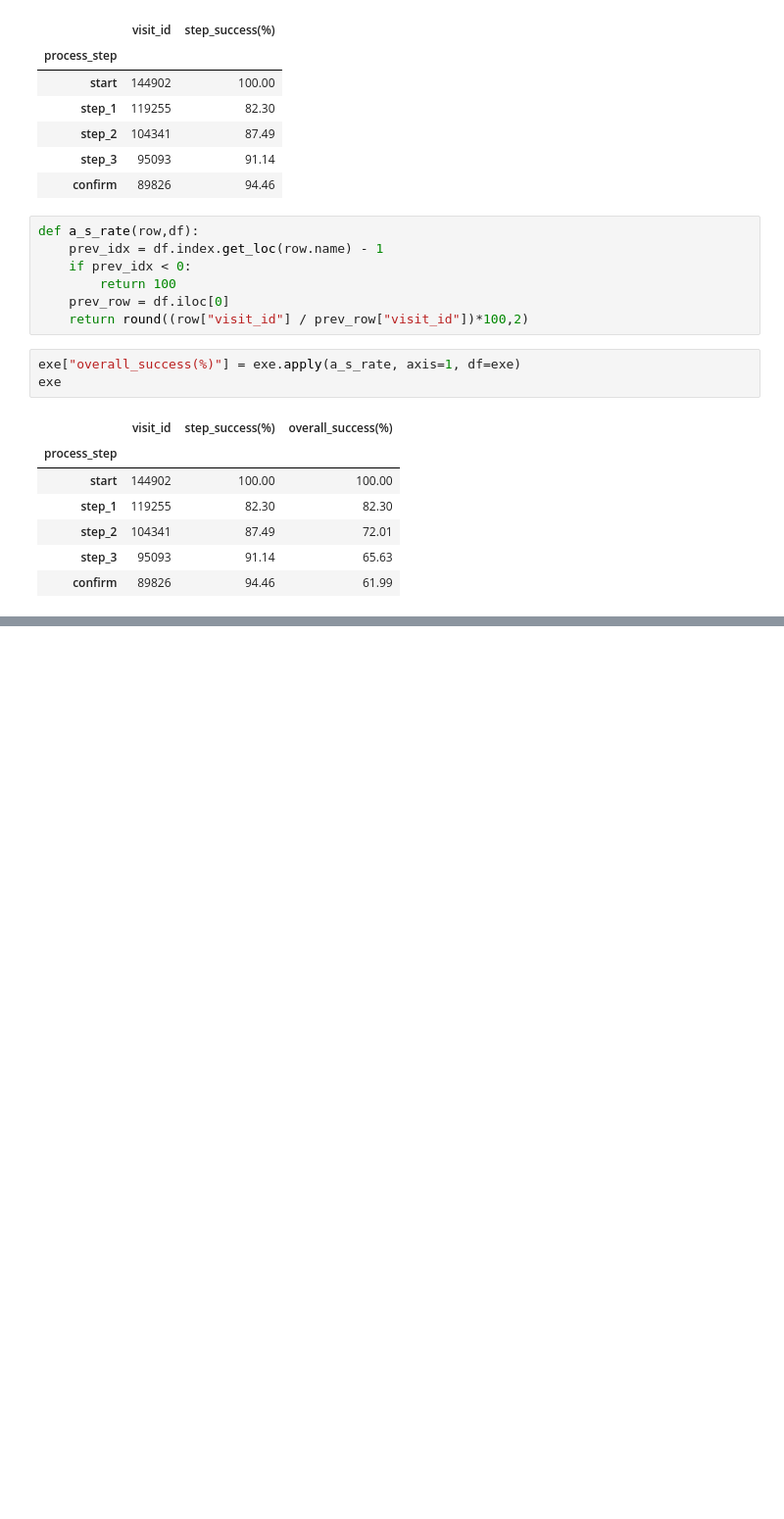
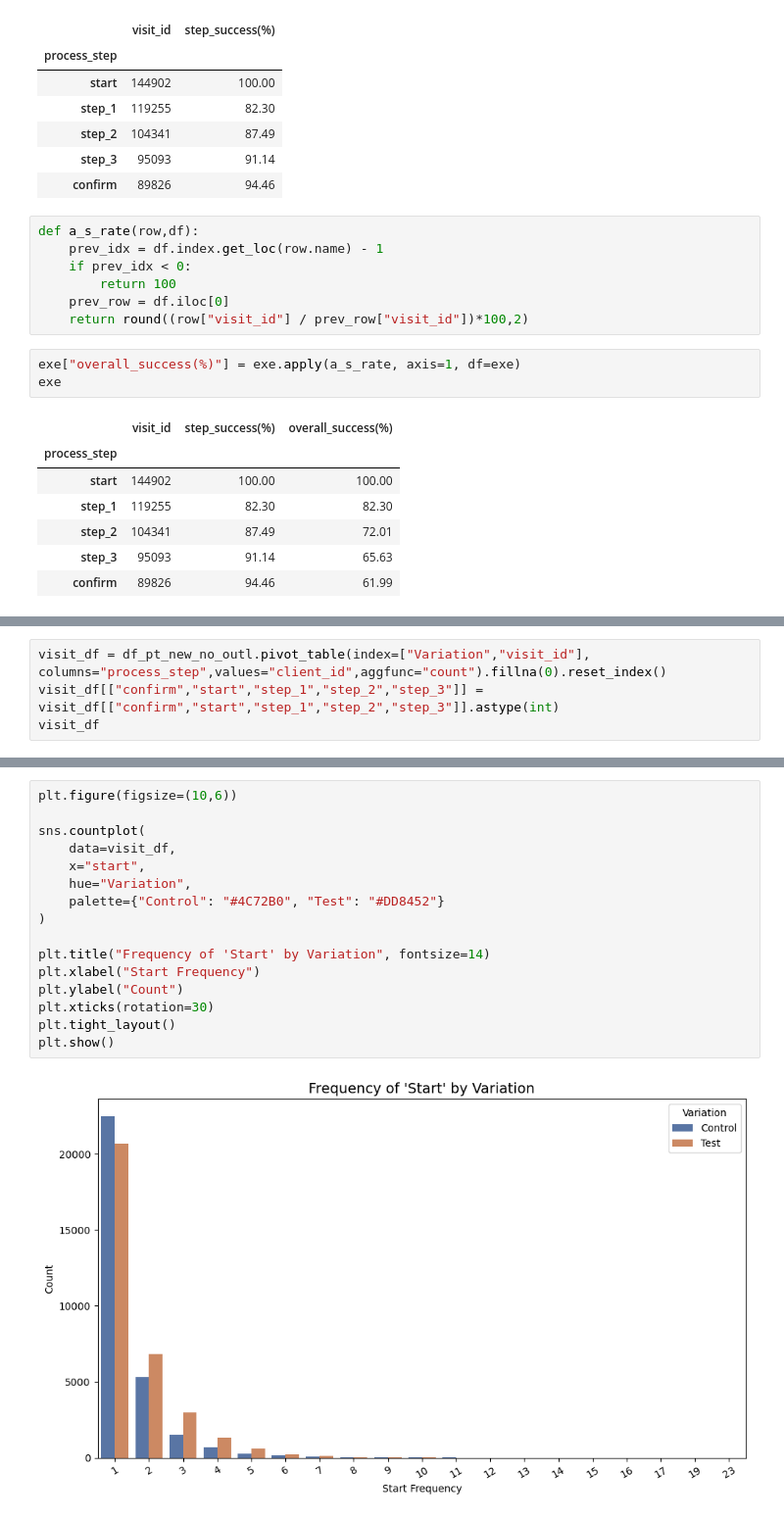
Before and after one commit to ross167/vanguard-ab-test, a Jupyter notebook: merged_pt.ipynb, the cells around one changed output, grey strips where cells are left out. Shown at 98% size. Saved outputs shown, nothing was run; the diff lists cells and outputs as text; blank space fills up the shorter version.

```diff
--- a/merged_pt.ipynb
+++ b/merged_pt.ipynb
@@ -215,0 +770,4 @@ exe
+# %%
+visit_df = df_pt_new_no_outl.pivot_table(index=["Variation","visit_id"], columns="process_step",values="client_id",aggfunc="count").fillna(0).reset_index()
+visit_df[["confirm","start","step_1","step_2","step_3"]] = visit_df[["confirm","start","step_1","step_2","step_3"]].astype(int)
+visit_df
@@ -215,0 +833,18 @@ exe
+# %%
+plt.figure(figsize=(10,6))
+
+sns.countplot(
+    data=visit_df,
+    x="start",
+    hue="Variation",
+    palette={"Control": "#4C72B0", "Test": "#DD8452"}
+)
+
+plt.title("Frequency of 'Start' by Variation", fontsize=14)
+plt.xlabel("Start Frequency")
+plt.ylabel("Count")
+plt.xticks(rotation=30)
+plt.tight_layout()
+plt.show()
+# %% [output]
+[figure, added]
```
Also changed, not shown: parts of 54 cells of this notebook.
